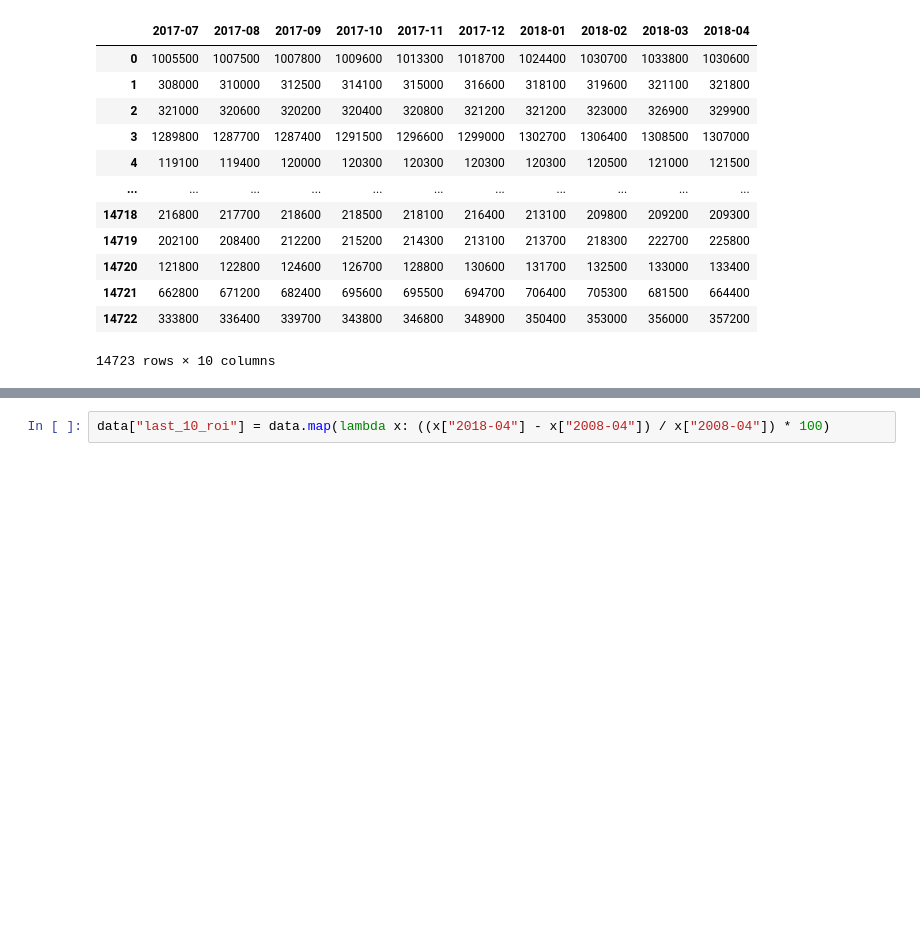
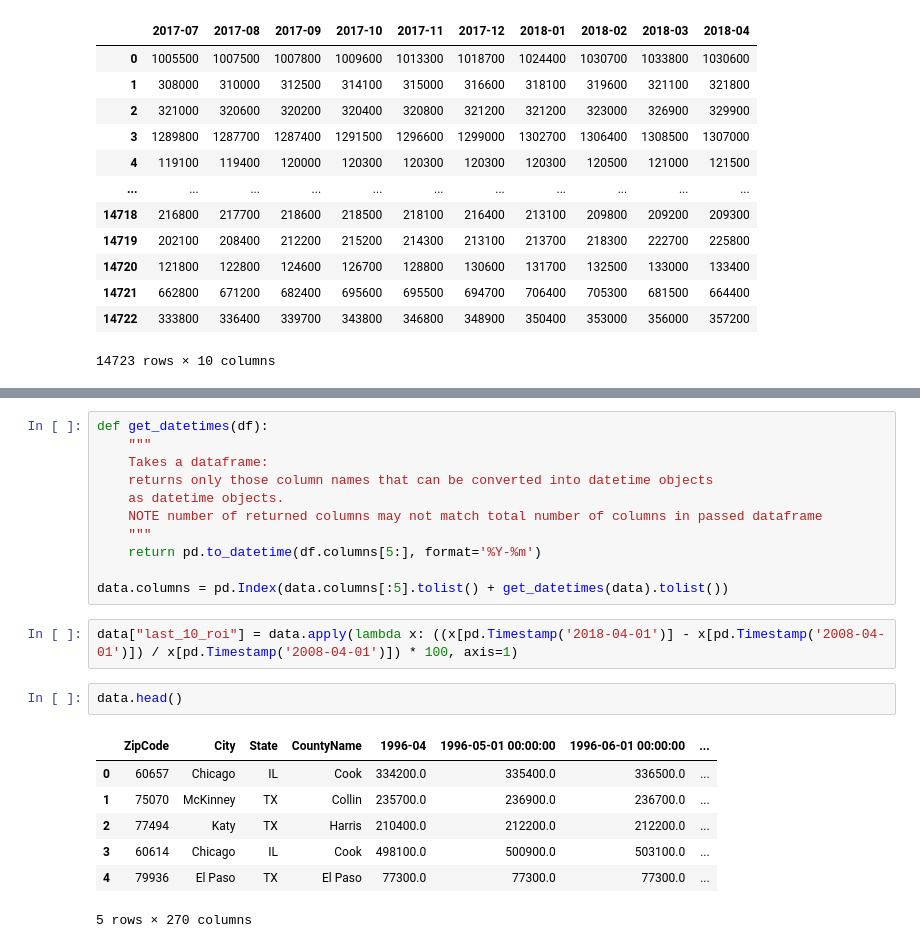
Before and after one commit to esipil/Zillow-House-Data-Time-Series-Modeling, a Jupyter notebook: index.ipynb, the cells around one changed output, grey strips where cells are left out. Cells and saved outputs as stored; diff of their text form; blank space fills up the shorter version.

```diff
--- a/index.ipynb
+++ b/index.ipynb
@@ -322,2 +352,23 @@ last_10_columns
+# %%
+def get_datetimes(df):
+    """
+    Takes a dataframe:
+    returns only those column names that can be converted into datetime objects
+    as datetime objects.
+    NOTE number of returned columns may not match total number of columns in passed dataframe
+    """
+    return pd.to_datetime(df.columns[5:], format='%Y-%m')
+
+data.columns = pd.Index(data.columns[:5].tolist() + get_datetimes(data).tolist())
 # %%
-data["last_10_roi"] = data.map(lambda x: ((x["2018-04"] - x["2008-04"]) / x["2008-04"]) * 100)
+data["last_10_roi"] = data.apply(lambda x: ((x[pd.Timestamp('2018-04-01')] - x[pd.Timestamp('2008-04-01')]) / x[pd.Timestamp('2008-04-01')]) * 100, axis=1)
+# %%
+data.head()
+# %% [output]
+|  | ZipCode | City | State | CountyName | 1996-04 | 1996-05-01 00:00:00 | 1996-06-01 00:00:00 | ... |
+| 0 | 60657 | Chicago | IL | Cook | 334200.0 | 335400.0 | 336500.0 | ... |
+| 1 | 75070 | McKinney | TX | Collin | 235700.0 | 236900.0 | 236700.0 | ... |
+| 2 | 77494 | Katy | TX | Harris | 210400.0 | 212200.0 | 212200.0 | ... |
+| 3 | 60614 | Chicago | IL | Cook | 498100.0 | 500900.0 | 503100.0 | ... |
+| 4 | 79936 | El Paso | TX | El Paso | 77300.0 | 77300.0 | 77300.0 | ... |
+5 rows × 270 columns
```
Also changed, not shown: parts of 4 cells of this notebook, 1 other file.
